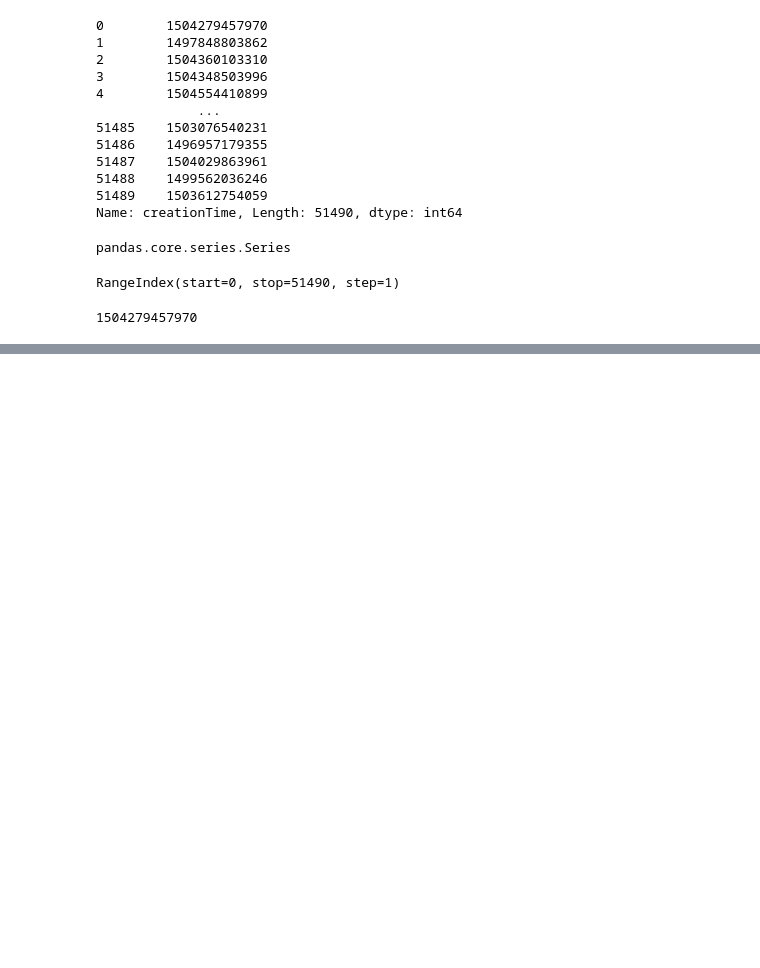
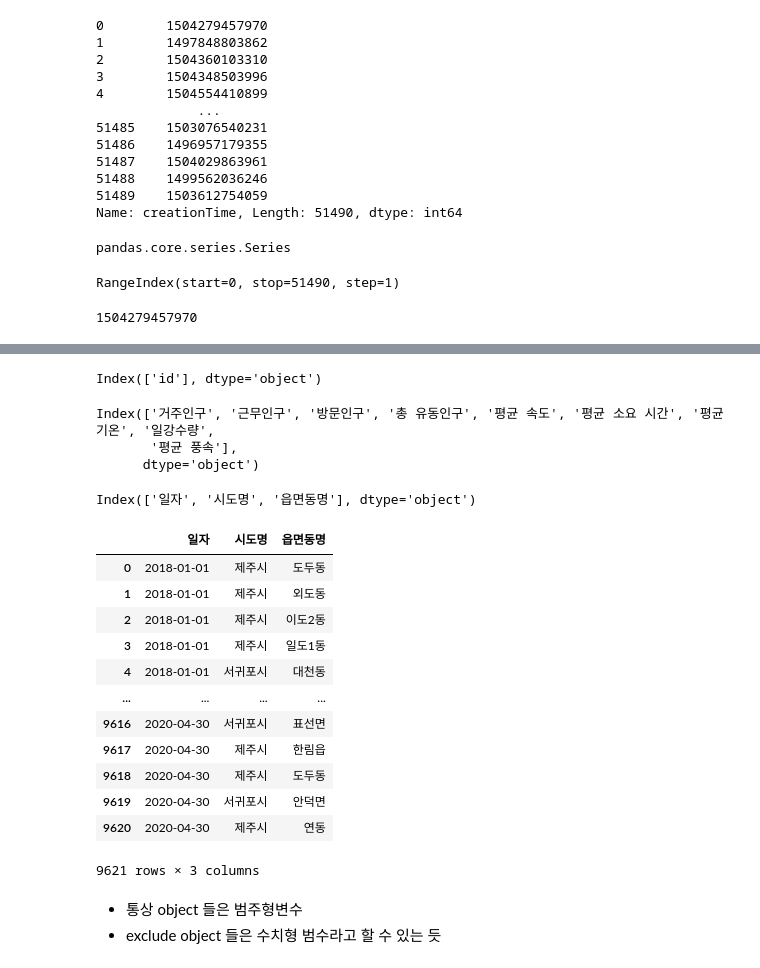
Before and after one commit to zero-bacteria/Learn_data_analysis, a Jupyter notebook: 빅분기 공부 코드/실기대비_00.ipynb, the cells around one changed output, grey strips where cells are left out. Cells and saved outputs as stored; diff of their text form; code cells hidden in the pictures; blank space fills up the shorter version.

```diff
--- a/빅분기 공부 코드/실기대비_00.ipynb
+++ b/빅분기 공부 코드/실기대비_00.ipynb
@@ -112,0 +158,33 @@ df.head()
+# %%
+df.select_dtypes(include='int64').columns
+# %% [output]
+Index(['id'], dtype='object')
+# %%
+df.select_dtypes(include='float64').columns
+# %% [output]
+Index(['거주인구', '근무인구', '방문인구', '총 유동인구', '평균 속도', '평균 소요 시간', '평균 기온', '일강수량',
+       '평균 풍속'],
+      dtype='object')
+# %%
+df.select_dtypes(include='object').columns
+# %% [output]
+Index(['일자', '시도명', '읍면동명'], dtype='object')
+# %%
+df.select_dtypes(include=object)
+# %% [output]
+|  | 일자 | 시도명 | 읍면동명 |
+| 0 | 2018-01-01 | 제주시 | 도두동 |
+| 1 | 2018-01-01 | 제주시 | 외도동 |
+| 2 | 2018-01-01 | 제주시 | 이도2동 |
+| 3 | 2018-01-01 | 제주시 | 일도1동 |
+| 4 | 2018-01-01 | 서귀포시 | 대천동 |
+| ... | ... | ... | ... |
+| 9616 | 2020-04-30 | 서귀포시 | 표선면 |
+| 9617 | 2020-04-30 | 제주시 | 한림읍 |
+| 9618 | 2020-04-30 | 제주시 | 도두동 |
+| 9619 | 2020-04-30 | 서귀포시 | 안덕면 |
+| 9620 | 2020-04-30 | 제주시 | 연동 |
+9621 rows × 3 columns
+# %% [markdown]
+* 통상 object 들은 범주형변수
+* exclude object 들은 수치형 범수라고 할 수 있는 듯
```
Also changed, not shown: parts of 12 cells of this notebook.
